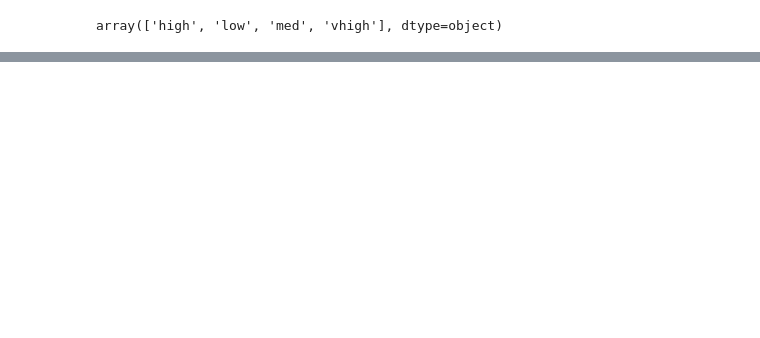
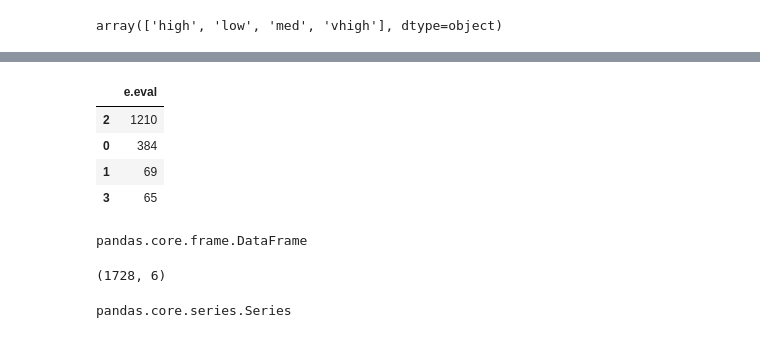
Before and after one commit to benjaminhuanghuang/ml-using-python, a Jupyter notebook: ml_classfication.ipynb, the cells around one changed output, grey strips where cells are left out. Drawn from its saved outputs; the diff is of its cells as text; code cells hidden in the pictures; blank space fills up the shorter version.

```diff
--- a/ml_classfication.ipynb
+++ b/ml_classfication.ipynb
@@ -165,0 +174,8 @@ df.head()
+# %%
+pd.DataFrame(df['e.eval'].value_counts())
+# %% [output]
+|  | e.eval |
+| 2 | 1210 |
+| 0 | 384 |
+| 1 | 69 |
+| 3 | 65 |
@@ -165,0 +184,8 @@ df.head()
+# %%
+type(X)
+# %% [output]
+pandas.core.frame.DataFrame
+# %%
+X.shape
+# %% [output]
+(1728, 6)
@@ -165,0 +194,4 @@ df.head()
+# %%
+type(y)
+# %% [output]
+pandas.core.series.Series
```
Also changed, not shown: parts of 28 cells of this notebook.
